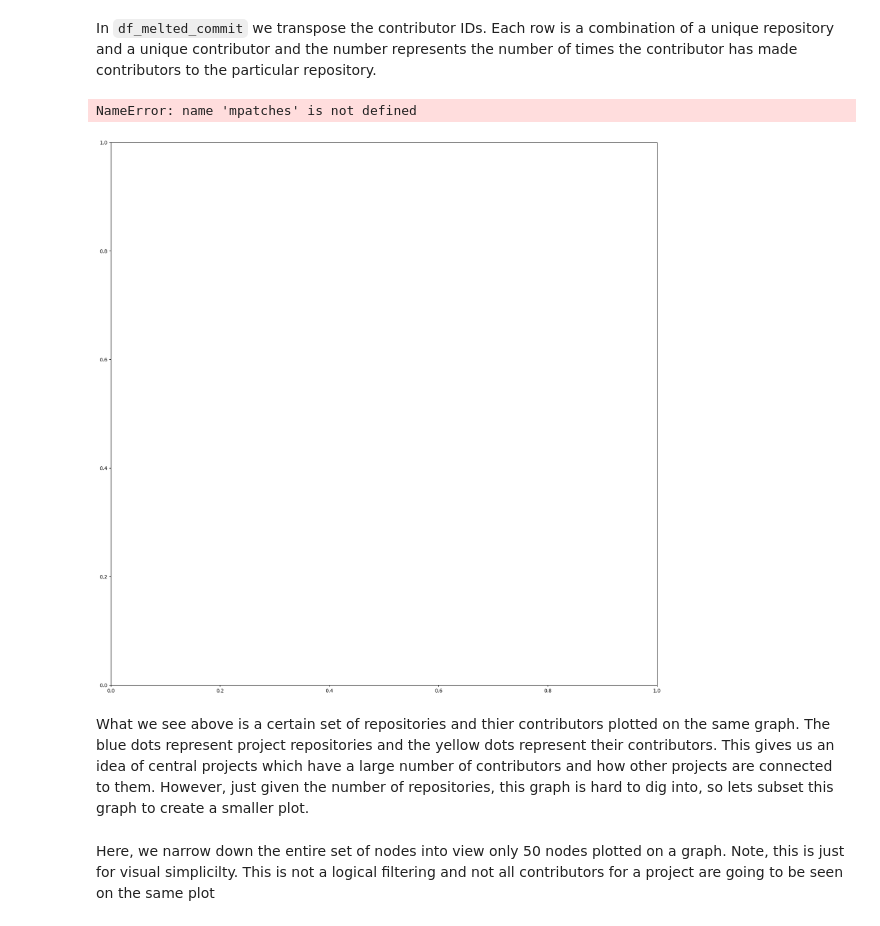
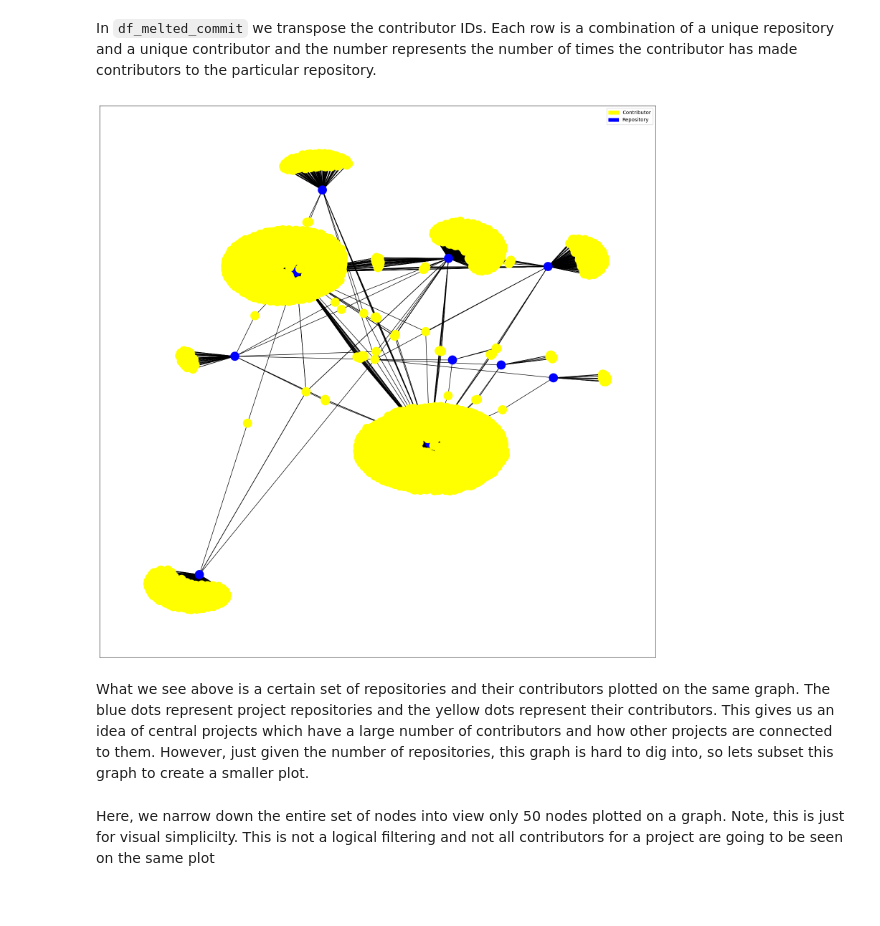
Before and after one commit to Prudhvivuda/Rappel, a Jupyter notebook: notebooks/emerging_ai_projects/repo_analysis.ipynb, the cells around one changed output. Drawn from its saved outputs; the diff is of its cells as text; code cells hidden in the pictures.

Commit message:
repo analysis done

```diff
--- a/notebooks/emerging_ai_projects/repo_analysis.ipynb
+++ b/notebooks/emerging_ai_projects/repo_analysis.ipynb
@@ -258,6 +280,6 @@ dtype: object
 # %% [markdown]
 ### Commit Contributor Graph
 # %%
-df_commit = commit_contrib.groupby(['repo_id', 'cntrb_id']).size().unstack(fill_value=0)
+df_commit = commit_contrib.groupby(['repo_name', 'cntrb_id']).size().unstack(fill_value=0)
 df_commit.head()
 # %% [output]
@@ -271,4 +305,4 @@ df_commit.head()
 # %%
 df_melted_commit = df_commit.melt(
-    ['repo_id'],
+    ['repo_name'],
     var_name = 'cntrb_id',value_name='number')
@@ -281,26 +336,25 @@ df_melted_commit.head()
 In `df_melted_commit` we transpose the contributor IDs. Each row is a combination of a unique repository and a unique contributor and the number represents the number of times the contributor has made contributors to the particular repository.
 # %%
 G = nx.from_pandas_edgelist(df_melted_commit,
-                            source='repo_id',
+                            source='repo_name',
                             target='cntrb_id',
                             edge_attr='number',
                             create_using=nx.MultiGraph())
 # %%
 nodes = G.nodes()
-Repo_id = df_melted_commit['repo_id'].to_list()
+Repo_id = df_melted_commit['repo_name'].to_list()
 contributor_id = df_melted_commit['cntrb_id'].to_list()
 colors = ['blue' if n in Repo_id else 'yellow' for n in nodes]
 # %%
 fig, ax = plt.subplots(figsize=(20,20))
 yellow_patch = mpatches.Patch(color='yellow', label='Contributor')
 blue_patch = mpatches.Patch(color='blue', label='Repository')
 ax.legend(handles=[yellow_patch, blue_patch])
-nx.draw_networkx(G, node_color=colors, font_size=8, ax=ax)
+nx.draw_networkx(G, node_color=colors, font_size=8, ax=ax, with_labels=False)
 # %% [output]
-NameError: name 'mpatches' is not defined
-[figure, old version]
+[figure, new version]
 # %% [markdown]
-What we see above is a certain set of repositories and thier contributors plotted on the same graph. The blue dots represent project repositories and the yellow dots represent their contributors. This gives us an idea of central projects which have a large number of contributors and how other projects are connected to them. However, just given the number of repositories, this graph is hard to dig into, so lets subset this graph to create a smaller plot.
+What we see above is a certain set of repositories and their contributors plotted on the same graph. The blue dots represent project repositories and the yellow dots represent their contributors. This gives us an idea of central projects which have a large number of contributors and how other projects are connected to them. However, just given the number of repositories, this graph is hard to dig into, so lets subset this graph to create a smaller plot.
 # %%
 #subsetting the first 50 repo nodes for a smaller plot
 smaller_df_melted_commit = df_melted_commit[0:50]
```
Also changed, not shown: parts of 38 cells of this notebook, 2 other files.
